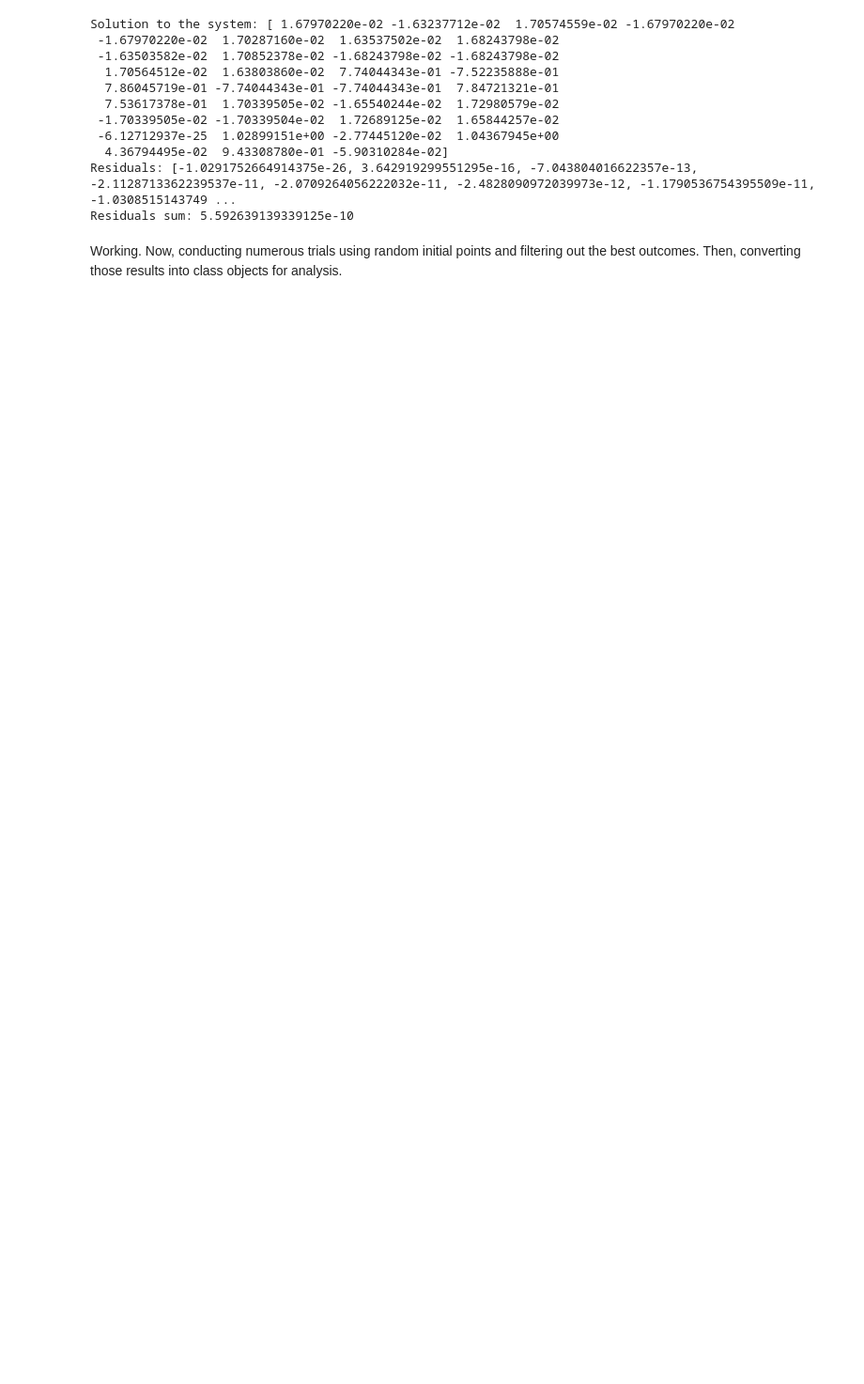
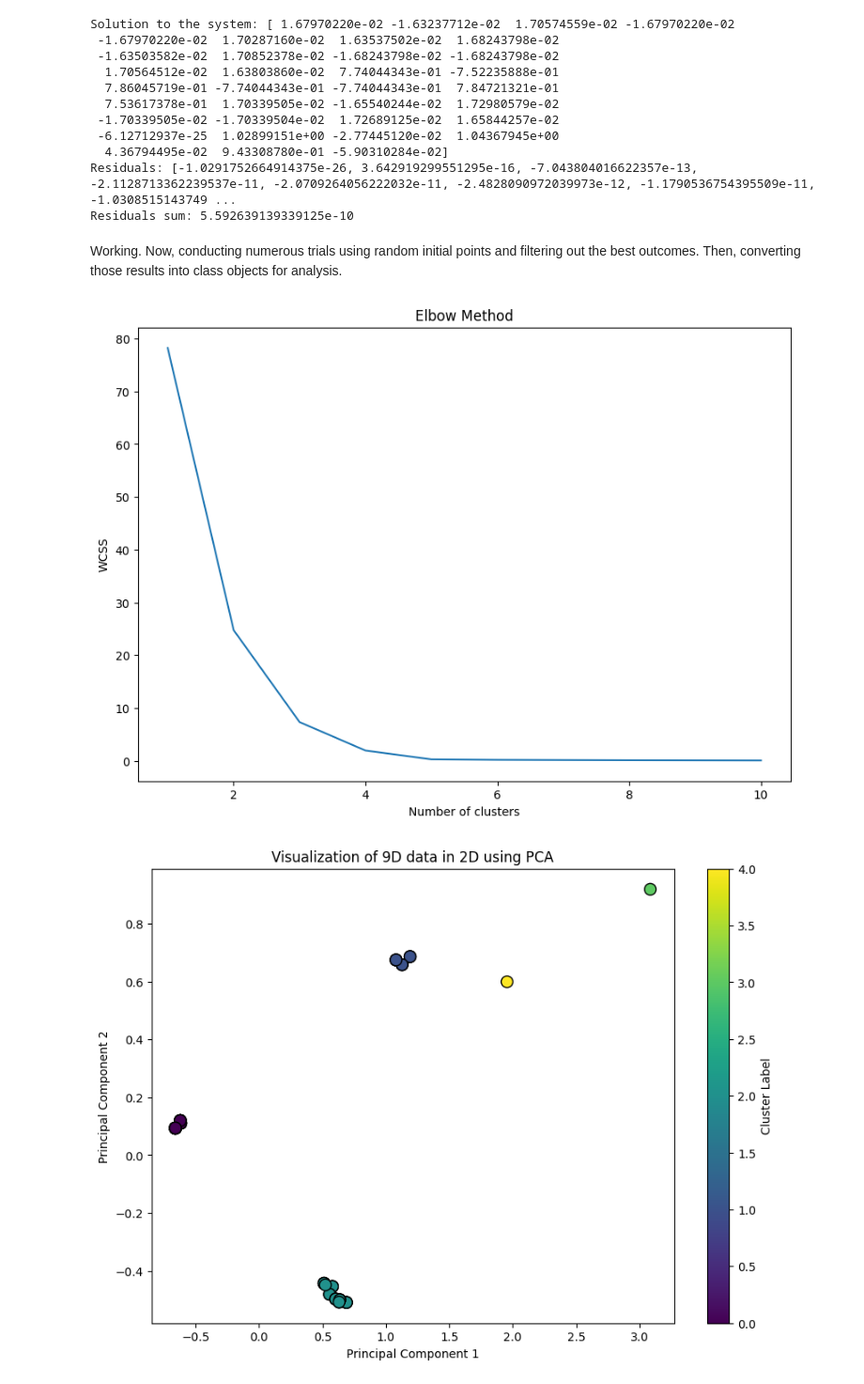
Before and after one commit to pranjagar/SIC_POVM_Implementation, a Jupyter notebook: SIC_POVM_main.ipynb, the cells around one changed output. Shown at 94% size. Saved outputs shown, nothing was run; the diff lists cells and outputs as text; code cells hidden in the pictures; blank space fills up the shorter version.

```diff
--- a/SIC_POVM_main.ipynb
+++ b/SIC_POVM_main.ipynb
@@ -24,10 +32,10 @@ class seed_sol:
         self.seed = seed
     #defining the methods to find the solution, residuals and the sum of residuals
     def solution(self):
-        solution = fsolve(system_of_equations, self.initial_guess)
+        solution = fsolve(Lagrange_eqs, self.initial_guess)
         return solution
     def res_list(self):
-        res_list = system_of_equations(self.solution())
+        res_list = Lagrange_eqs(self.solution())
         return res_list
     @property
     def initial_guess(self):
@@ -122,3 +128,62 @@ for i in range(1500):
 
 seed_list = [i[1] for i in seed_res_list]   # create seed list for later use in class objects
 sol_list = [seed_sol(i) for i in seed_list]  # storing class objects, list containing all good solutions as class instances
+# %%
+# doing some clustering to know if the points are close by or far especially the lambda points
+
+
+points = []
+for i in range(len(sol_list)):
+    lambdas_point = sorted(abs(sol_list[i].solution()[-7:]))
+    points.append(lambdas_point)
+
+data = points
+# Using the Elbow Method to find the optimal number of clusters
+wcss = []  # Within-cluster sum of squares
+for i in range(1, 11):
+	kmeans = KMeans(n_clusters=i, init='k-means++', max_iter=300, n_init=10, random_state=42)
+	kmeans.fit(data)
+	wcss.append(kmeans.inertia_)
+
+# Plotting the results of the Elbow Method
+plt.figure(figsize=(10, 7))
+plt.plot(range(1, 11), wcss)
+plt.title('Elbow Method')
+plt.xlabel('Number of clusters')
+plt.ylabel('WCSS')  # Within cluster sum of squares
+plt.show()
+
+# Choose the number of clusters based on the elbow point from the plot
+# For this example, let's assume the optimal number is 3 (this should be chosen based on the plot)
+optimal_clusters = 5
+kmeans_optimal = KMeans(n_clusters=optimal_clusters, init='k-means++', max_iter=300, n_init=10, random_state=42)
+kmeans_optimal.fit(data)
+
+# Reducing dimensions for visualization using PCA
+pca = PCA(n_components=2)
+X_pca = pca.fit_transform(data)
+
+# Plotting the results
+plt.figure(figsize=(10, 7))
+plt.scatter(X_pca[:, 0], X_pca[:, 1], c=kmeans_optimal.labels_, cmap='viridis', edgecolor='k', s=100)
+plt.title("Visualization of 9D data in 2D using PCA")
+plt.xlabel("Principal Component 1")
+plt.ylabel("Principal Component 2")
+plt.colorbar(label='Cluster Label')
+plt.show()
+
+# Printing the number of centers
+print(f"Number of centers (clusters) found: {optimal_clusters}")
+
+# After fitting the KMeans model to the data
+labels = kmeans_optimal.labels_
+
+# Count the number of points in each cluster
+cluster_counts = np.bincount(labels)
+
+# Print the counts
+for i, count in enumerate(cluster_counts):
+	print(f"Cluster {i}: {count} points")
+# %% [output]
+[figure, added]
+[figure, added]
```
Also changed, not shown: parts of 3 cells of this notebook, 2 other files.
